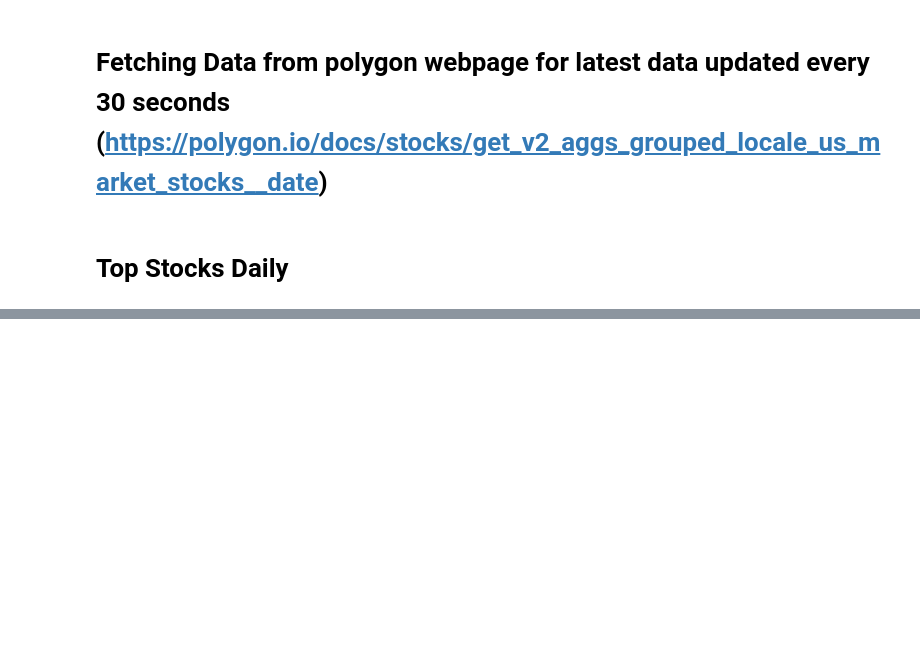
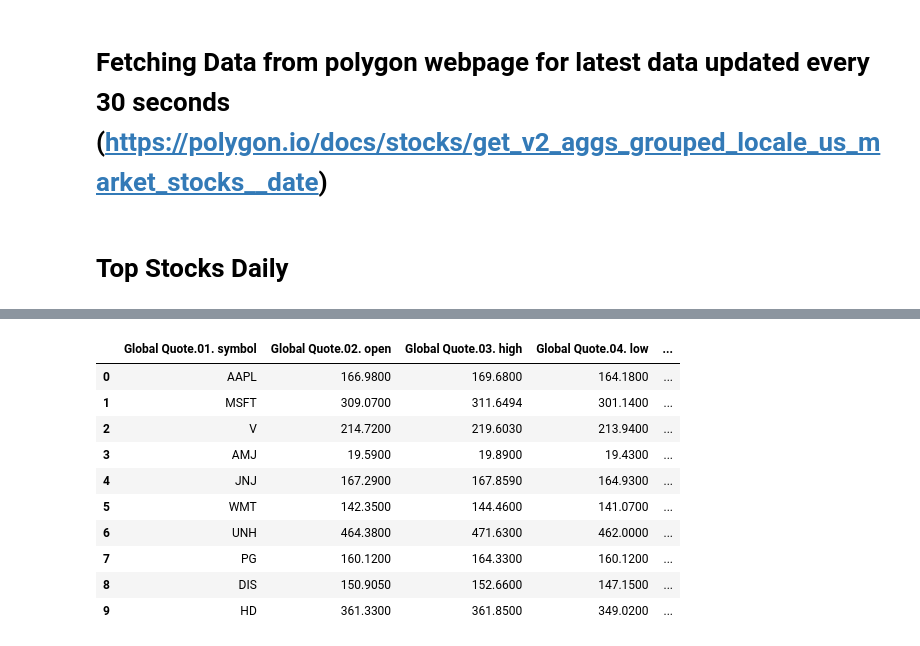
Before and after one commit to LaviJ/Cryptocurrency-Analysis, a Jupyter notebook: Database/Seg2_LJ/Stock_Market/Fetch_API_Stock_data.ipynb, the cells around one changed output, grey strips where cells are left out. Cells and saved outputs as stored; diff of their text form; code cells hidden in the pictures; blank space fills up the shorter version.

```diff
--- a/Database/Seg2_LJ/Stock_Market/Fetch_API_Stock_data.ipynb
+++ b/Database/Seg2_LJ/Stock_Market/Fetch_API_Stock_data.ipynb
@@ -72,0 +89,16 @@ Top_stocks_daily_df
+# %%
+# Drop columns that have null values as those columns are irrelevant
+Top_stocks_daily_df = Top_stocks_daily_df.dropna(axis=1)
+Top_stocks_daily_df
+# %% [output]
+|  | Global Quote.01. symbol | Global Quote.02. open | Global Quote.03. high | Global Quote.04. low | ... |
+| 0 | AAPL | 166.9800 | 169.6800 | 164.1800 | ... |
+| 1 | MSFT | 309.0700 | 311.6494 | 301.1400 | ... |
+| 2 | V | 214.7200 | 219.6030 | 213.9400 | ... |
+| 3 | AMJ | 19.5900 | 19.8900 | 19.4300 | ... |
+| 4 | JNJ | 167.2900 | 167.8590 | 164.9300 | ... |
+| 5 | WMT | 142.3500 | 144.4600 | 141.0700 | ... |
+| 6 | UNH | 464.3800 | 471.6300 | 462.0000 | ... |
+| 7 | PG | 160.1200 | 164.3300 | 160.1200 | ... |
+| 8 | DIS | 150.9050 | 152.6600 | 147.1500 | ... |
+| 9 | HD | 361.3300 | 361.8500 | 349.0200 | ... |
```
Also changed, not shown: parts of 41 cells of this notebook, 4 other files.
